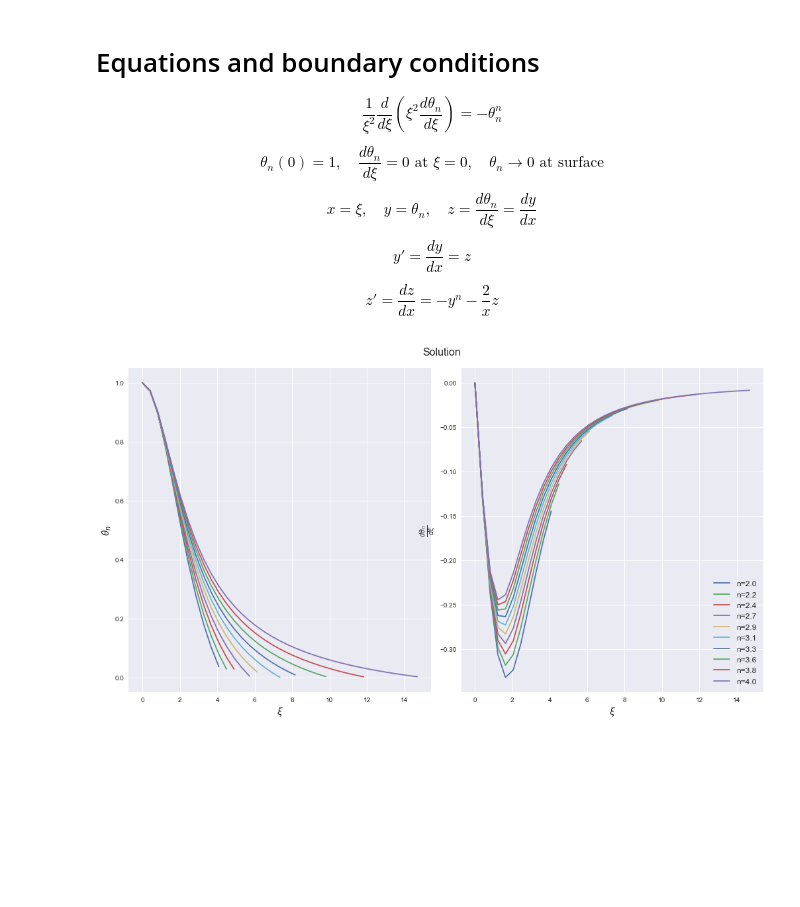
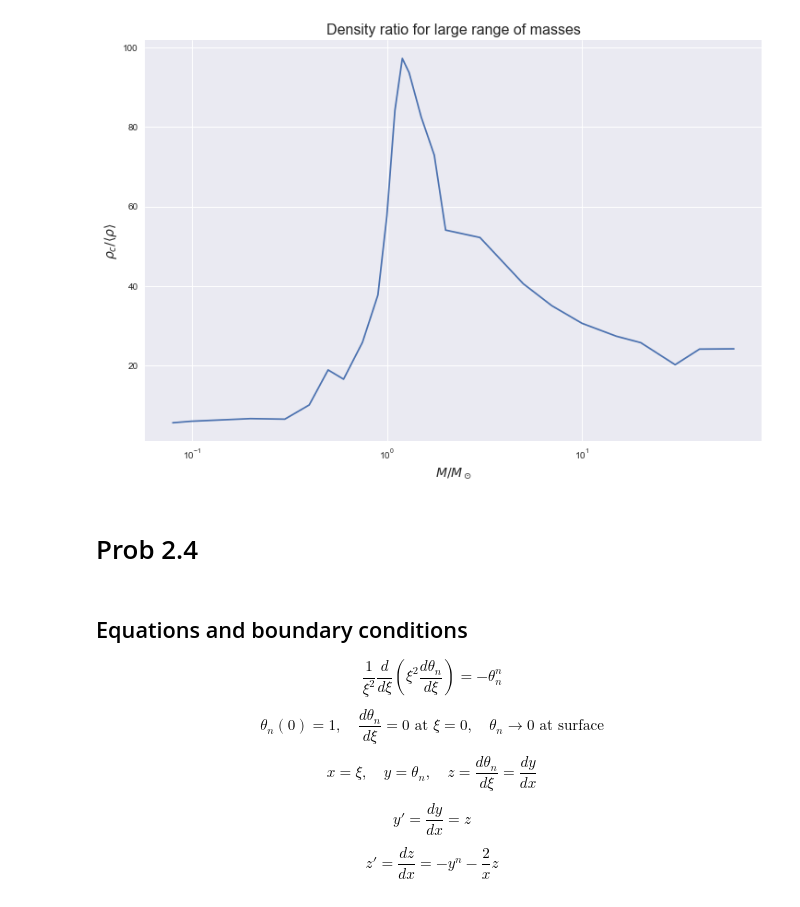
Before and after one commit to mileslucas/astro580, a Jupyter notebook: hw4/hw4.ipynb, the cells around one changed output. Drawn from its saved outputs; the diff is of its cells as text; code cells hidden in the pictures; blank space fills up the shorter version.

```diff
--- a/hw4/hw4.ipynb
+++ b/hw4/hw4.ipynb
@@ -1,5 +1,15 @@
 # %%
 %matplotlib inline
 import matplotlib.pyplot as plt
+from matplotlib import rcParams
 import numpy as np
+import pandas as pd
+from scipy.integrate import solve_ivp
 plt.style.use('seaborn')
+style = {
+    'figure.figsize': (12, 8),
+    'axes.labelsize': 14,
+    'axes.titlesize': 16,
+    'legend.fontsize': 14,
+}
+rcParams.update(style)
@@ -5,0 +23,8 @@ plt.style.use('seaborn')
+# %%
+data = pd.DataFrame()
+data['M'] = [60, 40, 30, 20, 15, 10, 7, 5, 3, 2, 1.75, 1.50, 1.3, 1.2, 1.1, 1, .9, .75, .6, .5, .4, .3, .2, .1, .08]
+data['R_10'] = [70.96, 56.89, 45.53, 38.73, 32.89, 25.94, 20.99, 17.18, 12.76, 10.30, 9.695, 9.151, 8.827, 8.648, 8.032, 6.931, 5.902, 4.834, 3.908, 3.553, 2.640, 2.054, 1.519, .805, .650]
+data['rho_c'] = [1.93, 2.49, 3.05, 4.21, 5.48, 8.33, 12.6, 19, 35.8, 47, 66.5, 76.7, 84.1, 85.7, 84.9, 82.2, 78.5, 81.5, 79.1, 100, 104, 107, 180, 545, 775]
+data['rho_avg'] = data['M'] * 1.989e33 / (4/3 * np.pi * (data['R_10']*1e10)**3) # g cm^-2
+ratio = data['rho_c'] / data['rho_avg']
+ratio
@@ -6,5 +49,15 @@ plt.style.use('seaborn')
+# %%
+plt.figure()
+plt.semilogx(data['M'], ratio)
+plt.xlabel(r'$M/M_\odot$')
+plt.ylabel(r'$\rho_c / \langle \rho \rangle$')
+plt.title('Density ratio for large range of masses');
+# %% [output]
+[figure, added]
+# %% [markdown]
+# Prob 2.4
 # %% [markdown]
-# Equations and boundary conditions
+## Equations and boundary conditions
 $$
 \frac{1}{\xi^2} \frac{d}{d\xi}\left( \xi^2 \frac{d\theta_n}{d\xi} \right)=-\theta_n^n
 $$
@@ -46,20 +100,0 @@ ress = [solve_ivp(lambda t, theta: func(t, theta, n),(0,50), y0, t_eval=x) for n
-# %%
-fig, axes = plt.subplots(1, 2, figsize=(14,8))
-fig.tight_layout(rect=[0, 0.03, 1, 0.95])
-
-for res, val in zip(ress, ns):
-    mask = (res.y[0] >= 0) & (res.y[0] <= 1)
-    x = res.t[mask]
-    y = res.y[0][mask]
-    z = res.y[1][mask]
-    axes[0].plot(x, y, label=f'n={val:.1f}')
-    axes[1].plot(x, z, label=f'n={val:.1f}')
-
-axes[1].legend(fontsize=12)
-[ax.set_xlabel(r'$\xi$', fontsize=14) for ax in axes]
-axes[0].set_ylabel(r'$\theta_n$', fontsize=14)
-axes[1].set_ylabel(r'$\frac{d \theta_n}{d \xi}$', fontsize=14)
-plt.suptitle('Solution', fontsize=16)
-plt.subplots_adjust(wspace=0.1)
-# %% [output]
-[figure, removed]
```
Also changed, not shown: parts of 7 cells of this notebook.
